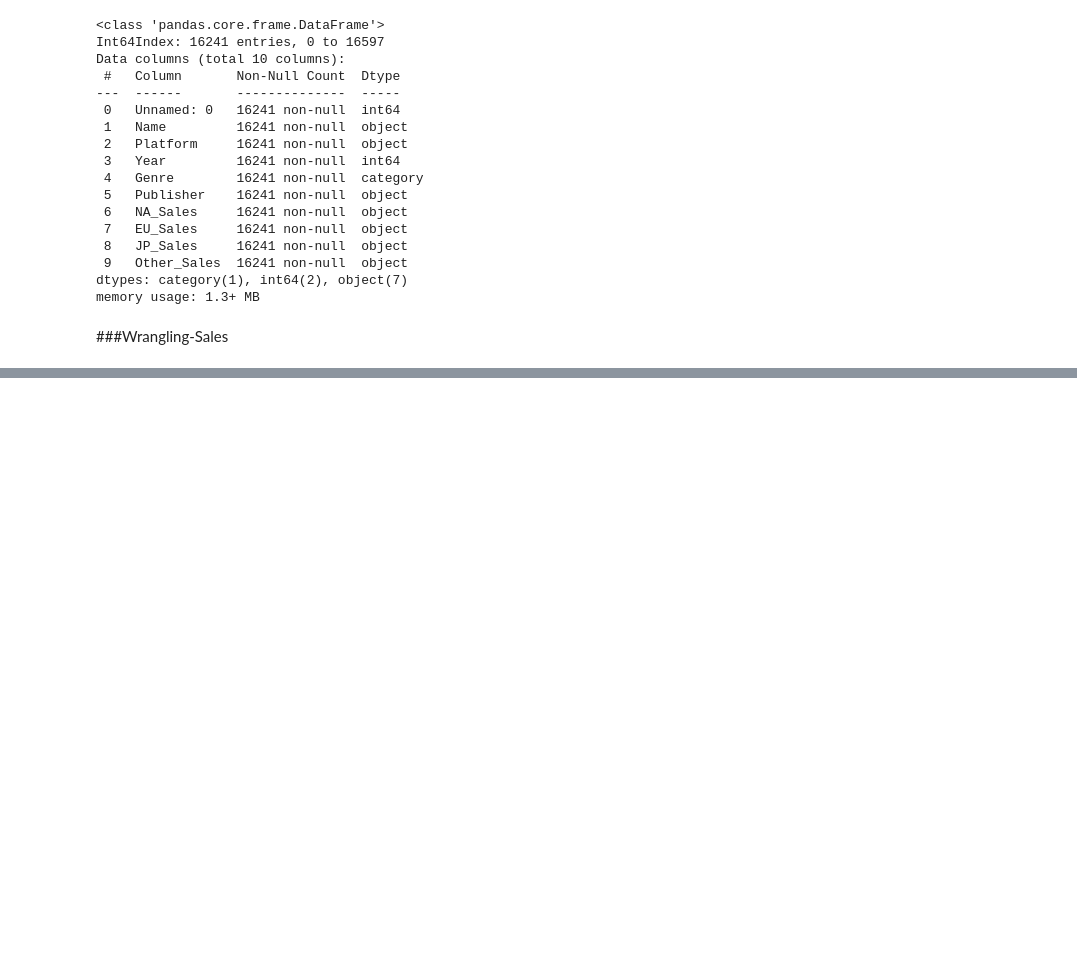
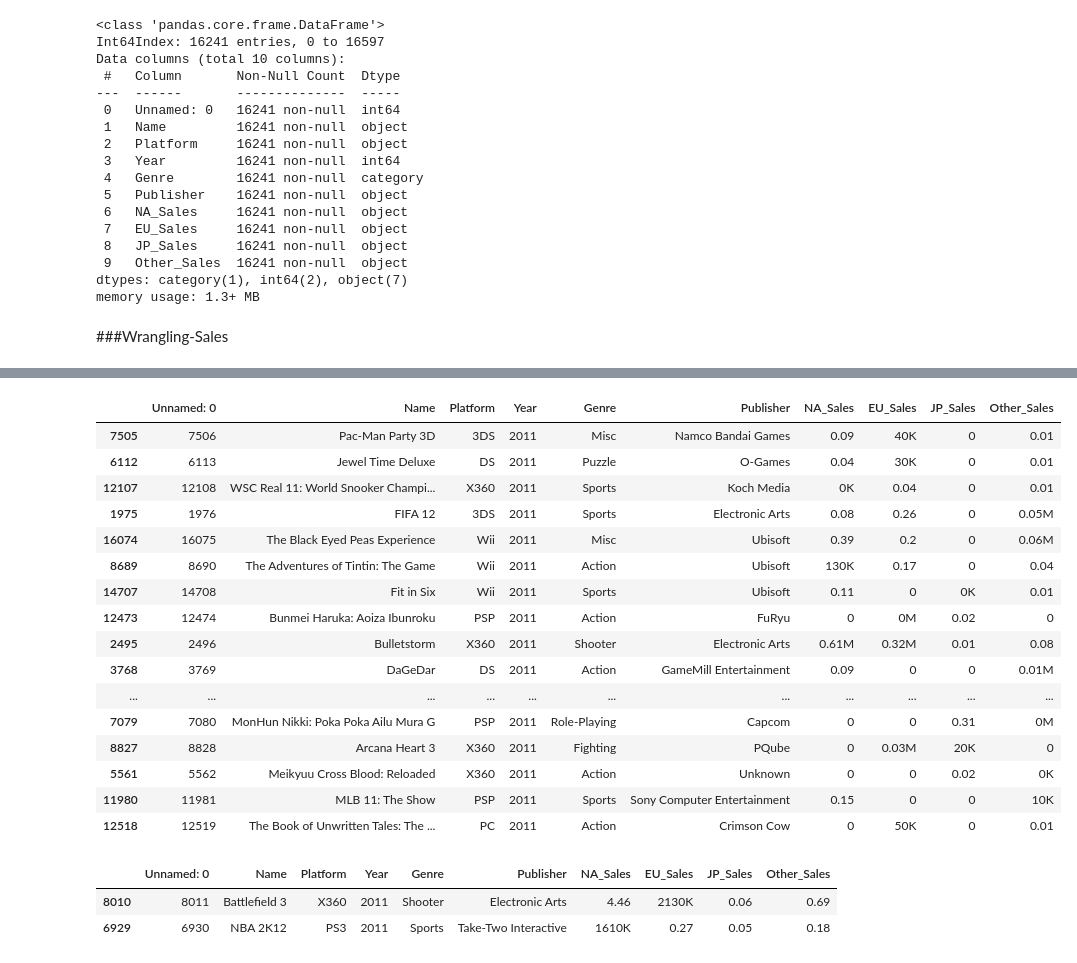
Before and after one commit to Jihyesh/codestates_projects_section1, a Jupyter notebook: AI_15_홍지혜_Section1.ipynb, the cells around one changed output, grey strips where cells are left out. Saved outputs shown, nothing was run; the diff lists cells and outputs as text; code cells hidden in the pictures; blank space fills up the shorter version.

```diff
--- a/AI_15_홍지혜_Section1.ipynb
+++ b/AI_15_홍지혜_Section1.ipynb
@@ -695,0 +714,37 @@ list(df_clean)[-4:]
+# %%
+import re
+
+def has_units(inputString):
+  return bool(re.search('[M,K]', inputString))
+# %%
+# M, K를 포함하는 rows가 True인 boolean 리스트
+Unit_NA = df_clean.NA_Sales.apply(has_units)
+Unit_EU = df_clean.EU_Sales.apply(has_units)
+Unit_JP = df_clean.JP_Sales.apply(has_units)
+Unit_Other = df_clean.Other_Sales.apply(has_units)
+# %%
+df_clean[Unit_NA | Unit_EU | Unit_JP | Unit_Other].query(' Year == 2011 ').sample(20)
+# %% [output]
+|  | Unnamed: 0 | Name | Platform | Year | Genre | Publisher | NA_Sales | EU_Sales | JP_Sales | Other_Sales |
+| 7505 | 7506 | Pac-Man Party 3D | 3DS | 2011 | Misc | Namco Bandai Games | 0.09 | 40K | 0 | 0.01 |
+| 6112 | 6113 | Jewel Time Deluxe | DS | 2011 | Puzzle | O-Games | 0.04 | 30K | 0 | 0.01 |
+| 12107 | 12108 | WSC Real 11: World Snooker Champi... | X360 | 2011 | Sports | Koch Media | 0K | 0.04 | 0 | 0.01 |
+| 1975 | 1976 | FIFA 12 | 3DS | 2011 | Sports | Electronic Arts | 0.08 | 0.26 | 0 | 0.05M |
+| 16074 | 16075 | The Black Eyed Peas Experience | Wii | 2011 | Misc | Ubisoft | 0.39 | 0.2 | 0 | 0.06M |
+| 8689 | 8690 | The Adventures of Tintin: The Game | Wii | 2011 | Action | Ubisoft | 130K | 0.17 | 0 | 0.04 |
+| 14707 | 14708 | Fit in Six | Wii | 2011 | Sports | Ubisoft | 0.11 | 0 | 0K | 0.01 |
+| 12473 | 12474 | Bunmei Haruka: Aoiza Ibunroku | PSP | 2011 | Action | FuRyu | 0 | 0M | 0.02 | 0 |
+| 2495 | 2496 | Bulletstorm | X360 | 2011 | Shooter | Electronic Arts | 0.61M | 0.32M | 0.01 | 0.08 |
+| 3768 | 3769 | DaGeDar | DS | 2011 | Action | GameMill Entertainment | 0.09 | 0 | 0 | 0.01M |
+| ... | ... | ... | ... | ... | ... | ... | ... | ... | ... | ... |
+| 7079 | 7080 | MonHun Nikki: Poka Poka Ailu Mura G | PSP | 2011 | Role-Playing | Capcom | 0 | 0 | 0.31 | 0M |
+| 8827 | 8828 | Arcana Heart 3 | X360 | 2011 | Fighting | PQube | 0 | 0.03M | 20K | 0 |
+| 5561 | 5562 | Meikyuu Cross Blood: Reloaded | X360 | 2011 | Action | Unknown | 0 | 0 | 0.02 | 0K |
+| 11980 | 11981 | MLB 11: The Show | PSP | 2011 | Sports | Sony Computer Entertainment | 0.15 | 0 | 0 | 10K |
+| 12518 | 12519 | The Book of Unwritten Tales: The ... | PC | 2011 | Action | Crimson Cow | 0 | 50K | 0 | 0.01 |
+# %%
+df_clean.loc[[8010, 6929]]
+# %% [output]
+|  | Unnamed: 0 | Name | Platform | Year | Genre | Publisher | NA_Sales | EU_Sales | JP_Sales | Other_Sales |
+| 8010 | 8011 | Battlefield 3 | X360 | 2011 | Shooter | Electronic Arts | 4.46 | 2130K | 0.06 | 0.69 |
+| 6929 | 6930 | NBA 2K12 | PS3 | 2011 | Sports | Take-Two Interactive | 1610K | 0.27 | 0.05 | 0.18 |
```
Also changed, not shown: parts of 15 cells of this notebook.
